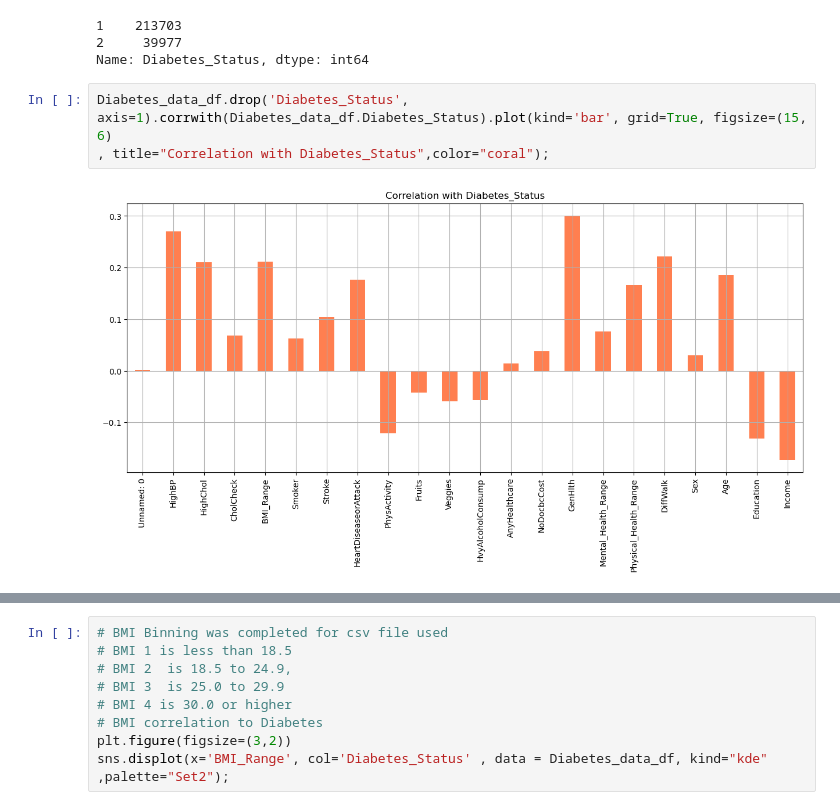
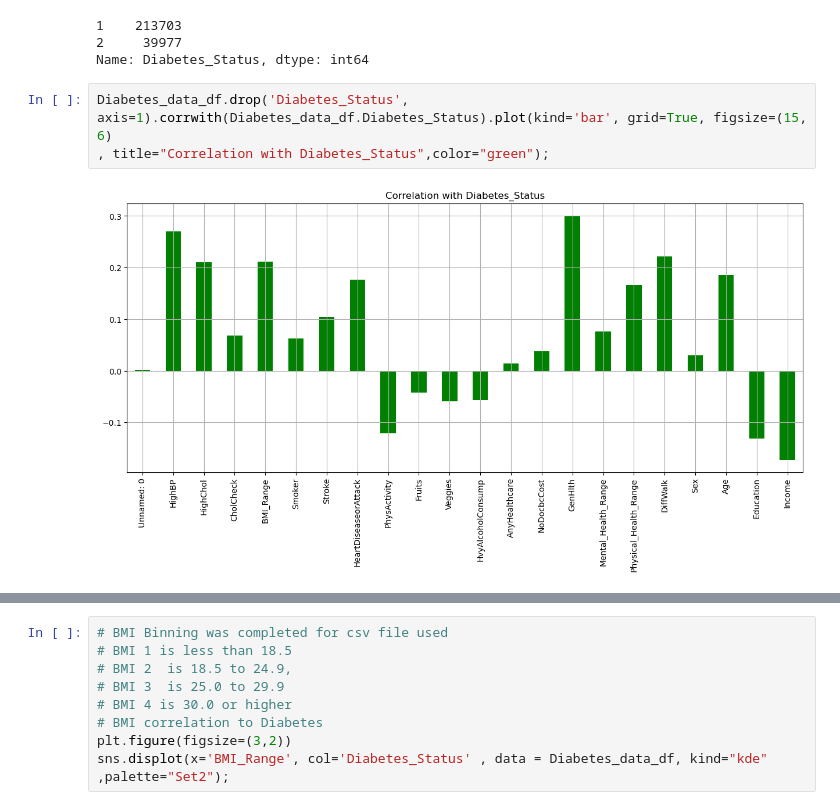
Before and after one commit to TRNisbet/laughing-octo-pancake, a Jupyter notebook: Visualization_work.ipynb, the cells around one changed output, grey strips where cells are left out. Drawn from its saved outputs; the diff is of its cells as text.

```diff
--- a/Visualization_work.ipynb
+++ b/Visualization_work.ipynb
@@ -83,8 +83,8 @@ Diabetes_data_df['Diabetes_Status'].value_counts()
 Name: Diabetes_Status, dtype: int64
 # %%
 Diabetes_data_df.drop('Diabetes_Status', axis=1).corrwith(Diabetes_data_df.Diabetes_Status).plot(kind='bar', grid=True, figsize=(15, 6)
-, title="Correlation with Diabetes_Status",color="coral");
+, title="Correlation with Diabetes_Status",color="green");
 # %% [output]
-[figure, old version]
+[figure, new version]
 # %%
 # Gender
```
Also changed, not shown: parts of 1 cell of this notebook, 1 other file.
